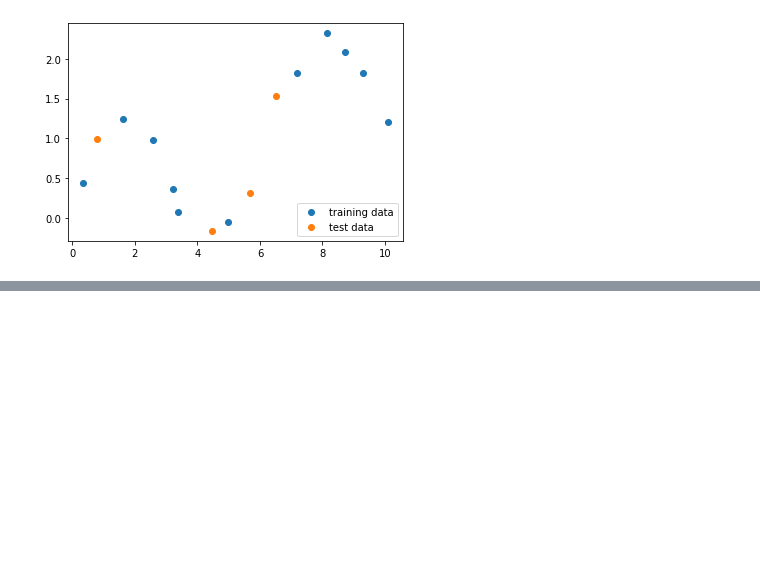
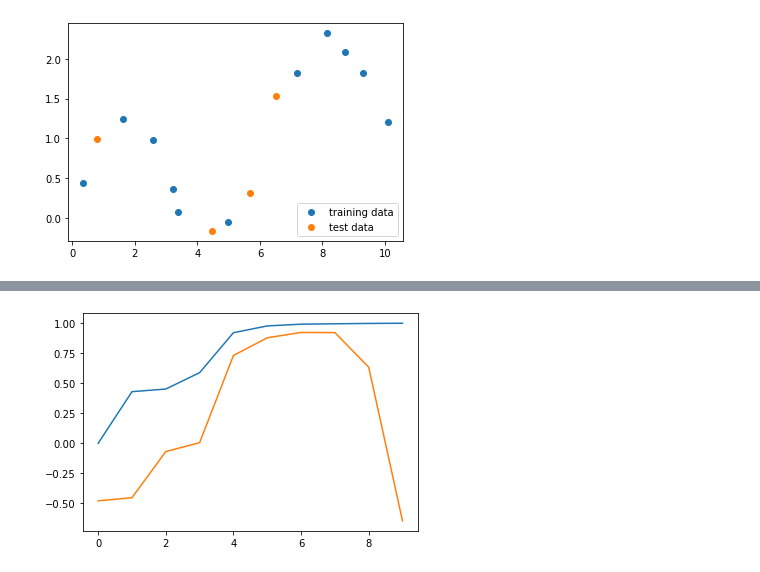
Before and after one commit to jvmlopes/ML_tasks, a Jupyter notebook: Assingment2-UMich.ipynb, the cells around one changed output, grey strips where cells are left out. Cells and saved outputs as stored; diff of their text form; code cells hidden in the pictures; blank space fills up the shorter version.

```diff
--- a/Assingment2-UMich.ipynb
+++ b/Assingment2-UMich.ipynb
@@ -49,0 +65,18 @@ The figure above shows the fitted models plotted on top of the original data (us
+# %%
+# testing 1 prInput operand 1 has a mismatch in its core dimension 0, with gufunc signatureediction
+
+poly = PolynomialFeatures(degree=degrees[0])
+X_poly = poly.fit_transform(X_train.reshape(-1,1))
+X_test_poly = poly.transform(predict_values)
+model = LinearRegression()
+model.fit(X_poly, y_train)
+predictions[0] = model.predict(X_test_poly)
+# %%
+# doing in a loop
+for i in range(0,3):
+    poly = PolynomialFeatures(degree=degrees[i])
+    X_poly = poly.fit_transform(X_train.reshape(-1,1))
+    X_test_poly = poly.transform(predict_values)
+    model = LinearRegression()
+    model.fit(X_poly, y_train)
+    predictions[i] = model.predict(X_test_poly)
@@ -49,0 +136,26 @@ The figure above shows the fitted models plotted on top of the original data (us
+# %%
+from sklearn.metrics import r2_score
+# degrees
+degrees = [x for x in range(10)]
+r2_train  = np.ones(10)
+r2_test = np.ones(10)
+# %%
+# doing in a loop
+for i in range(10):
+    poly = PolynomialFeatures(degree=degrees[i])
+    X_train_poly = poly.fit_transform(X_train.reshape(-1,1))
+    X_test_poly = poly.transform(X_test.reshape(-1,1))
+
+    model = LinearRegression()
+    model.fit(X_train_poly, y_train)
+
+    prediction_train = model.predict(X_train_poly)
+    prediction_test = model.predict(X_test_poly)
+
+    r2_train[i] = r2_score(y_train, prediction_train)
+    r2_test[i] = r2_score(y_test, prediction_test)
+# %%
+plt.plot( degrees, r2_train);
+plt.plot( degrees, r2_test);
+# %% [output]
+[figure, added]
```
Also changed, not shown: parts of 10 cells of this notebook.
